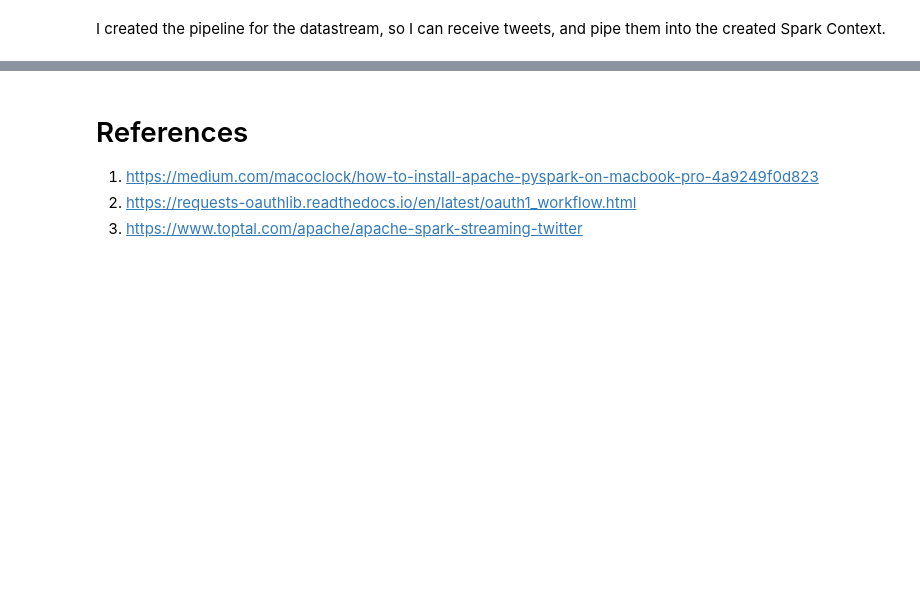
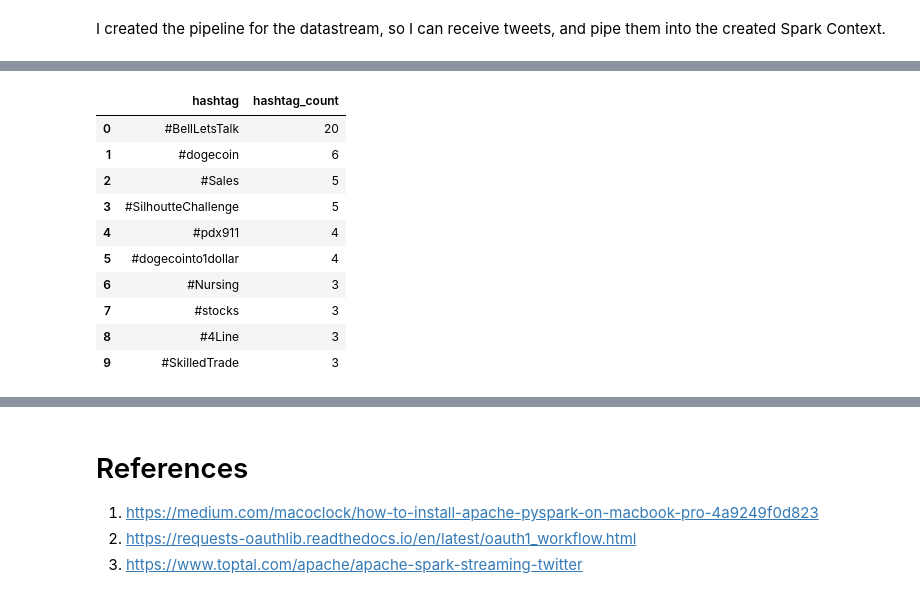
Before and after one commit to cl1nk2/nosql-pyspark-twitter, a Jupyter notebook: nosql.ipynb, the cells around one changed output, grey strips where cells are left out. Drawn from its saved outputs; the diff is of its cells as text; code cells hidden in the pictures; blank space fills up the shorter version.

```diff
--- a/nosql.ipynb
+++ b/nosql.ipynb
@@ -159,0 +208,18 @@ Error: <class
+# %%
+import pandas as pd
+
+data = pd.read_csv('/Users/petertakacs/Downloads/hashtag_file.csv/part-00000-206705bf-4947-49de-b571-041181098d2a-c000.csv')
+
+data
+# %% [output]
+|  | hashtag | hashtag_count |
+| 0 | #BellLetsTalk | 20 |
+| 1 | #dogecoin | 6 |
+| 2 | #Sales | 5 |
+| 3 | #SilhoutteChallenge | 5 |
+| 4 | #pdx911 | 4 |
+| 5 | #dogecointo1dollar | 4 |
+| 6 | #Nursing | 3 |
+| 7 | #stocks | 3 |
+| 8 | #4Line | 3 |
+| 9 | #SkilledTrade | 3 |
```
Also changed, not shown: parts of 10 cells of this notebook, 3 other files.
